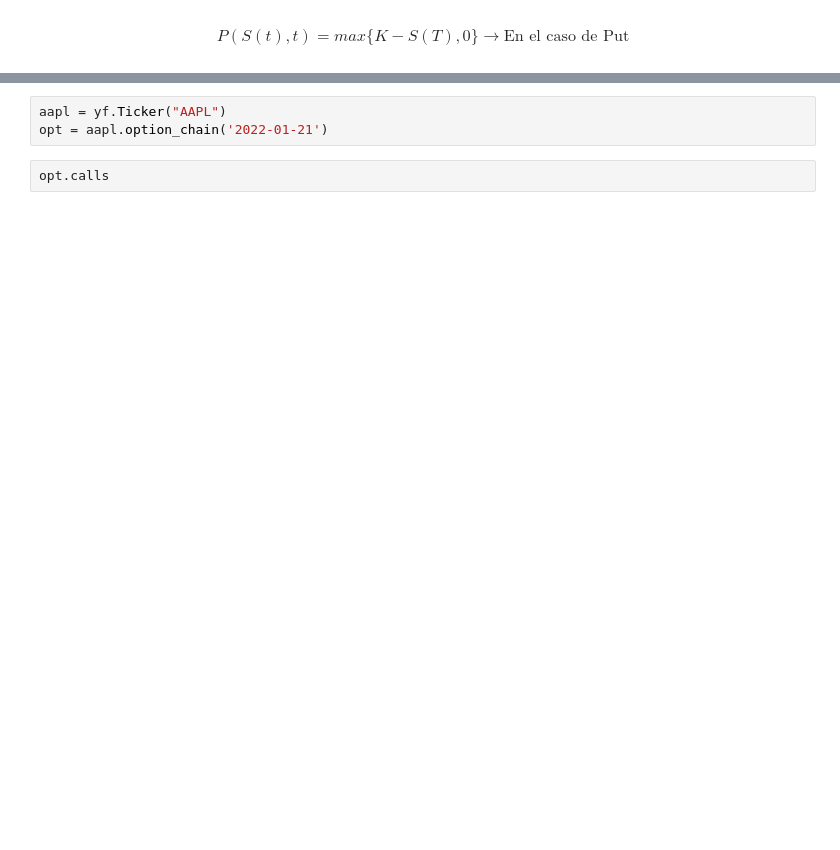
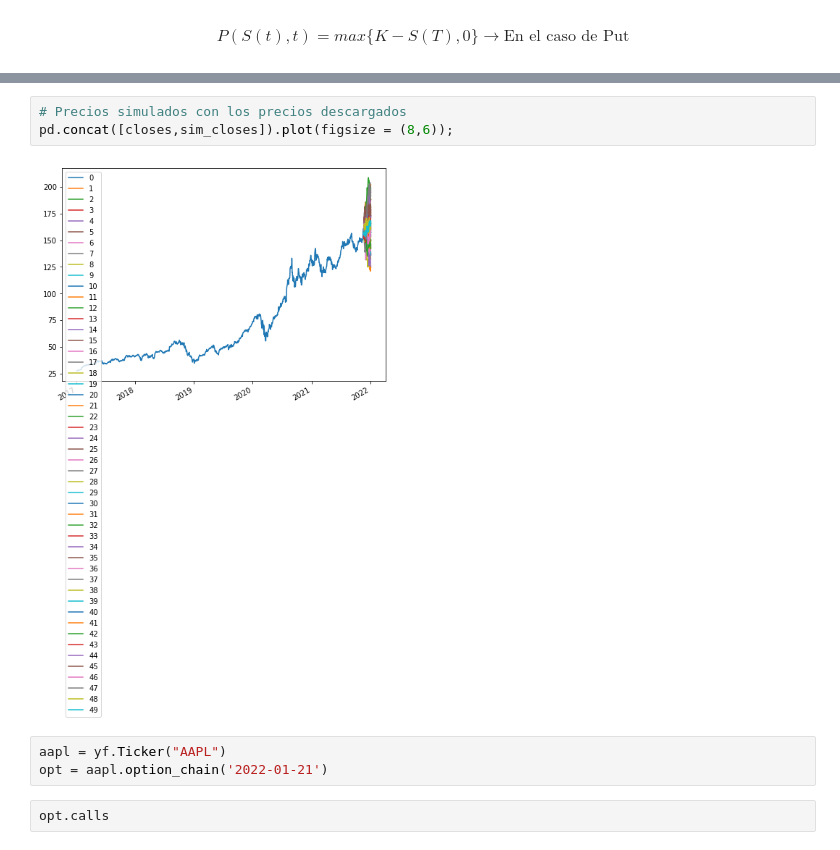
Before and after one commit to gerardogonz/Tarea8_GonzalezG_MezaE, a Jupyter notebook: Tarea8.ipynb, the cells around one changed output, grey strips where cells are left out. Saved outputs shown, nothing was run; the diff lists cells and outputs as text; blank space fills up the shorter version.

```diff
--- a/Tarea8.ipynb
+++ b/Tarea8.ipynb
@@ -209,3 +175,8 @@ Name: 2022-01-05 00:00:00, dtype: float64
+# %%
+# Precios simulados con los precios descargados
+pd.concat([closes,sim_closes]).plot(figsize = (8,6));
+# %% [output]
+[figure, added]
 # %%
 aapl = yf.Ticker("AAPL")
 opt = aapl.option_chain('2022-01-21')
```
Also changed, not shown: parts of 18 cells of this notebook.
